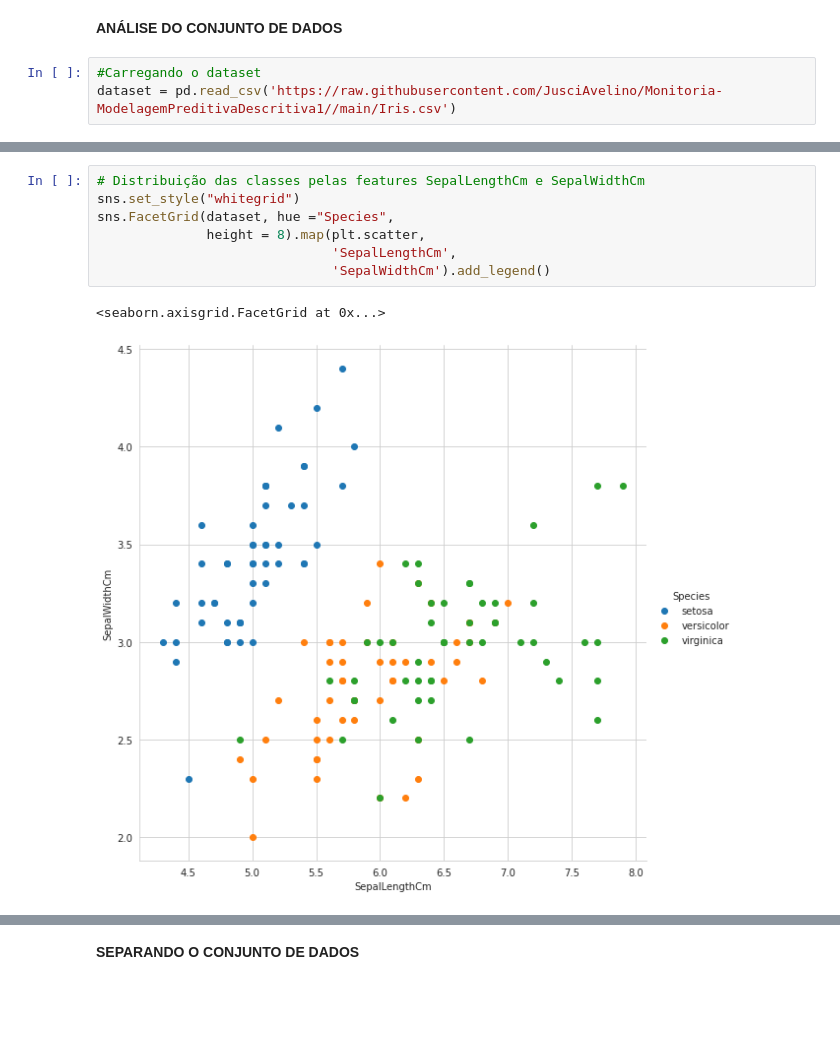
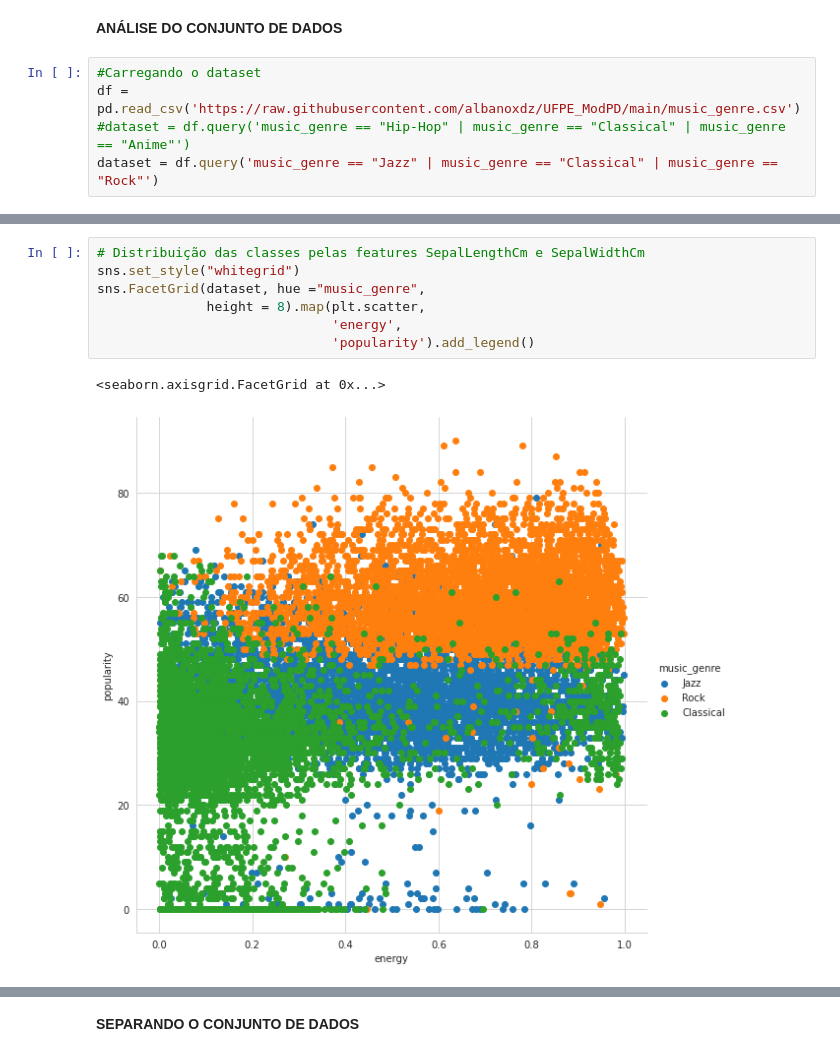
Before and after one commit to albanoxdz/UFPE_ModPD, a Jupyter notebook: 01_kNN.ipynb, the cells around one changed output, grey strips where cells are left out. Saved outputs shown, nothing was run; the diff lists cells and outputs as text; blank space fills up the shorter version.

```diff
--- a/01_kNN.ipynb
+++ b/01_kNN.ipynb
@@ -21,5 +21,7 @@ warnings.filterwarnings('ignore')
 **ANÁLISE DO CONJUNTO DE DADOS**
 # %%
 #Carregando o dataset
-dataset = pd.read_csv('https://raw.githubusercontent.com/JusciAvelino/Monitoria-ModelagemPreditivaDescritiva1//main/Iris.csv')
+df = pd.read_csv('https://raw.githubusercontent.com/albanoxdz/UFPE_ModPD/main/music_genre.csv')
+#dataset = df.query('music_genre == "Hip-Hop" | music_genre == "Classical" | music_genre == "Anime"')
+dataset = df.query('music_genre == "Jazz" | music_genre == "Classical" | music_genre == "Rock"')
 # %%
@@ -66,12 +68,12 @@ dataset
 # %%
 # Distribuição das classes pelas features SepalLengthCm e SepalWidthCm
 sns.set_style("whitegrid")
-sns.FacetGrid(dataset, hue ="Species",
+sns.FacetGrid(dataset, hue ="music_genre",
               height = 8).map(plt.scatter,
-                              'SepalLengthCm',
-                              'SepalWidthCm').add_legend()
+                              'energy',
+                              'popularity').add_legend()
 # %% [output]
 <seaborn.axisgrid.FacetGrid at 0x...>
-[figure, old version]
+[figure, new version]
 # %%
 # Mapeando os valores da classe para inteiro (para fins de visualização da região de decisão)
```
Also changed, not shown: parts of 9 cells of this notebook.
